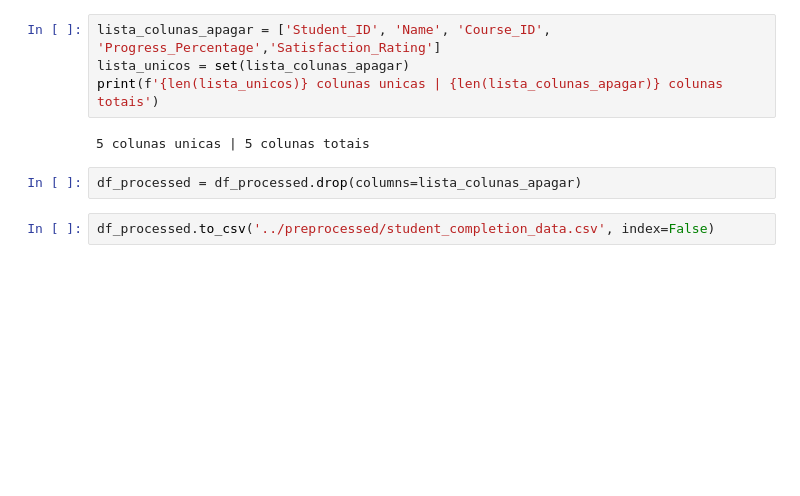
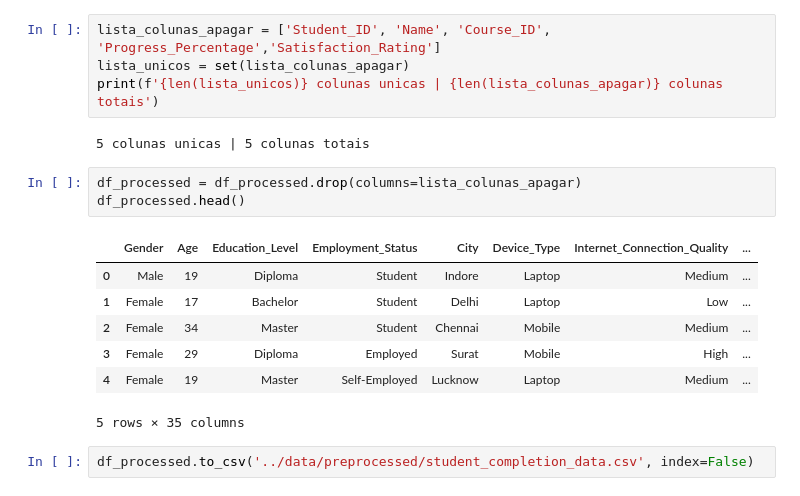
Before and after one commit to cidade-felipe/Student-Course-Completion-Prediction-Dataset, a Jupyter notebook: notebooks/preprocessed.ipynb, the cells around one changed output. Saved outputs shown, nothing was run; the diff lists cells and outputs as text; blank space fills up the shorter version.

```diff
--- a/notebooks/preprocessed.ipynb
+++ b/notebooks/preprocessed.ipynb
@@ -98,7 +158,16 @@ lista_unicos = set(lista_colunas_apagar)
 print(f'{len(lista_unicos)} colunas unicas | {len(lista_colunas_apagar)} colunas totais')
 # %% [output]
 5 colunas unicas | 5 colunas totais
-# %%
-df_processed = df_processed.drop(columns=lista_colunas_apagar)
+# %%
+df_processed = df_processed.drop(columns=lista_colunas_apagar)
+df_processed.head()
+# %% [output]
+|  | Gender | Age | Education_Level | Employment_Status | City | Device_Type | Internet_Connection_Quality | ... |
+| 0 | Male | 19 | Diploma | Student | Indore | Laptop | Medium | ... |
+| 1 | Female | 17 | Bachelor | Student | Delhi | Laptop | Low | ... |
+| 2 | Female | 34 | Master | Student | Chennai | Mobile | Medium | ... |
+| 3 | Female | 29 | Diploma | Employed | Surat | Mobile | High | ... |
+| 4 | Female | 19 | Master | Self-Employed | Lucknow | Laptop | Medium | ... |
+5 rows × 35 columns
 # %%
-df_processed.to_csv('../preprocessed/student_completion_data.csv', index=False)
+df_processed.to_csv('../data/preprocessed/student_completion_data.csv', index=False)
```
Also changed, not shown: parts of 8 cells of this notebook.
